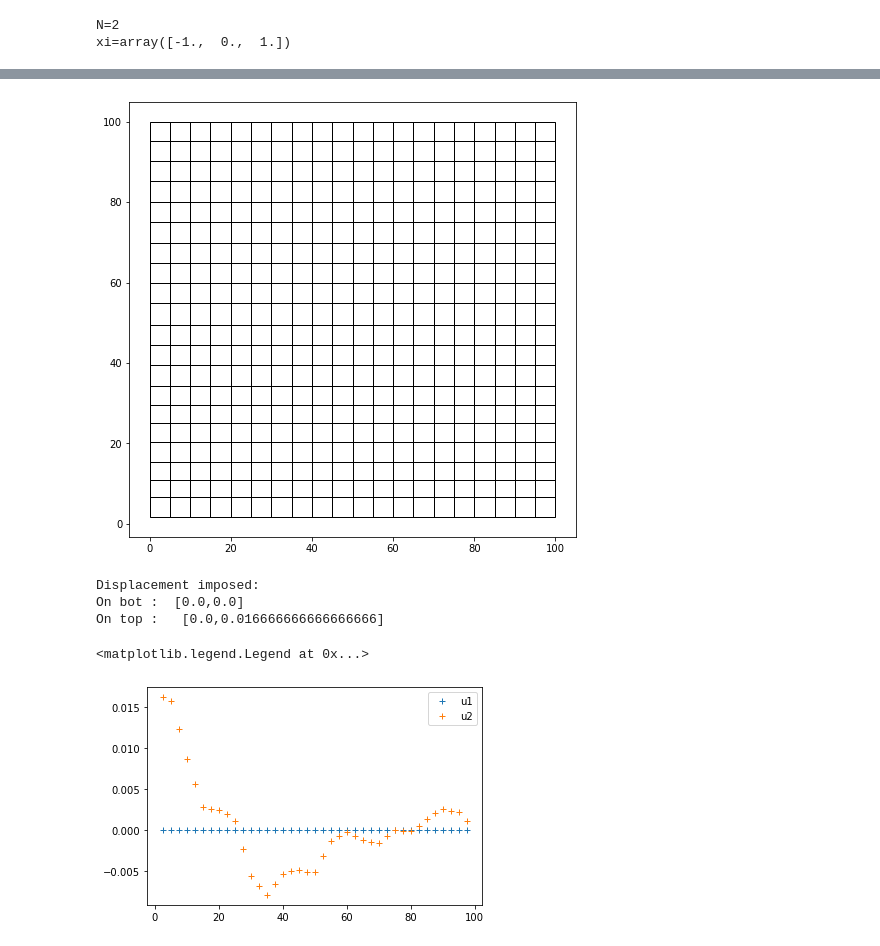
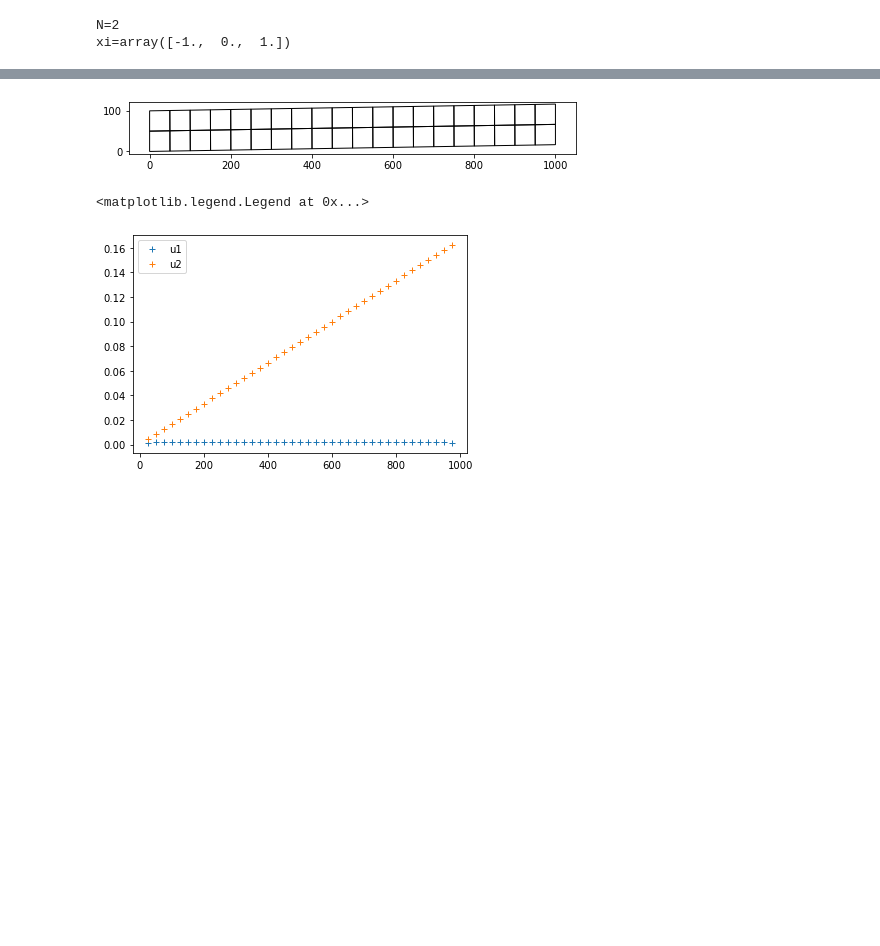
Before and after one commit to sbrisson-sudo/FEM_Elastic_Waves, a Jupyter notebook: src/sem2dElast.ipynb, the cells around one changed output, grey strips where cells are left out. Cells and saved outputs as stored; diff of their text form; code cells hidden in the pictures; blank space fills up the shorter version.

```diff
--- a/src/sem2dElast.ipynb
+++ b/src/sem2dElast.ipynb
@@ -110,3 +111,6 @@ E = 11       # module d'Young
 # paramètres de Lamé
 λ = (E*ν) / ((1+ν)*(1-2*ν))
 μ = E / (2*(1+ν))
+# %%
+for i in range(N+1):
+    print(i, w[i])
@@ -141,33 +149,24 @@ def computeStiffnes(e):
     for i in range(2*(N+1)**2):
         for j in range(2*(N+1)**2):
 
+            a,b = i//2//(N+1), i//2%(N+1)
+            c,d = j//2//(N+1), j//2%(N+1)
+
             if i%2 == 0 and j%2 == 0:
-
-                a,b = i//2//(N+1), i//2%(N+1)
-                c,d = j//2//(N+1), j//2%(N+1)
 
                 e.Ke[i,j] = (2*λ+μ)*Kdxdx[a,b,c,d] + μ*Kdydy[a,b,c,d]
 
             if i%2 == 0 and j%2 != 0:
 
-                a,b = i//2//(N+1), i//2%(N+1)
-                c,d = (j-1)//2//(N+1), (j-1)//2%(N+1)
-
                 e.Ke[i,j] = λ*Kdxdy[a,b,c,d] + μ*Kdydx[a,b,c,d]
 
             if i%2 != 0 and j%2 == 0:
-
-                a,b = (i-1)//2//(N+1), (i-1)//2%(N+1)
-                c,d = j//2//(N+1), j//2%(N+1)
 
                 e.Ke[i,j] = λ*Kdydx[a,b,c,d] + μ*Kdxdy[a,b,c,d]
 
             if i%2 != 0 and j%2 != 0:
 
-                a,b = (i-1)//2//(N+1), (i-1)//2%(N+1)
-                c,d = (j-1)//2//(N+1), (j-1)//2%(N+1)
-
-                e.Ke[i,j] = (2*λ+μ)*Kdydy[a,b,c,d] + μ*Kdxdy[a,b,c,d]
+                e.Ke[i,j] = (2*λ+μ)*Kdydy[a,b,c,d] + μ*Kdxdx[a,b,c,d]
 
     return e
 
@@ -198,27 +197,27 @@ for e in tqdm(elements):
             K[2*n1.id,2*n2.id+1] += e.Ke[2*i,2*j+1]
             K[2*n1.id+1,2*n2.id+1] += e.Ke[2*i+1,2*j+1]
 # %%
-bot, top = 3, 5
-ubot1, ubot2 = 0.0, 0.0
-utop1, utop2 = 0.0, Δx/100
+left, right = 5, 3
+uleft1, uleft2 = 0.0, 0.0
+uright1, uright2 = 0.0, Δx/100
 
 for n in nodes:
 
-    if n.region == bot:
+    if n.region == left:
         K[2*n.id,:] = 0
         K[2*n.id, 2*n.id] = 1
         K[2*n.id+1,:] = 0
         K[2*n.id+1, 2*n.id+1] = 1
-        F[2*n.id] = ubot1
-        F[2*n.id+1] = ubot2
+        F[2*n.id] = uleft1
+        F[2*n.id+1] = uleft2
 
-    if n.region == top:
+    if n.region == right:
         K[2*n.id,:] = 0
         K[2*n.id, 2*n.id] = 1
         K[2*n.id+1,:] = 0
         K[2*n.id+1, 2*n.id+1] = 1
-        F[2*n.id] = utop1
-        F[2*n.id+1] = utop2
+        F[2*n.id] = uright1
+        F[2*n.id+1] = uright2
 # %%
 iSubset = 100
 minK = min(K[:iSubset, :iSubset].min(), -K[:iSubset, :iSubset].max())
@@ -233,10 +232,11 @@ plt.colorbar()
 U = np.linalg.solve(K, F)
 # %%
 fig, ax = plt.subplots(figsize=(8,8))
+ax.set_aspect("equal", "box")
 
 plotDeformedMesh(elements, U, ax, s=100)
 # %% [output]
-[figure, old version]
+[figure, new version]
 # %%
 # extract and plot the displacements on the left side
 
@@ -251,13 +251,9 @@ for n in nodes:
         u1.append(U[2*n.id])
         u2.append(U[2*n.id+1])
 # %%
-print(f"Displacement imposed:\nOn bot :  [{ubot1},{ubot2}]\nOn top :   [{utop1},{utop2}]")
-plt.plot(yCoord, u1, "+",  label="u1")
-plt.plot(yCoord, u2, "+", label="u2")
+plt.plot(xCoord, u1, "+",  label="u1")
+plt.plot(xCoord, u2, "+", label="u2")
 plt.legend()
 # %% [output]
-Displacement imposed:
-On bot :  [0.0,0.0]
-On top :   [0.0,0.016666666666666666]
+<matplotlib.legend.Legend at 0x...>
-<matplotlib.legend.Legend at 0x...>
-[figure, old version]
+[figure, new version]
```
Also changed, not shown: parts of 7 cells of this notebook, 3 other files.
